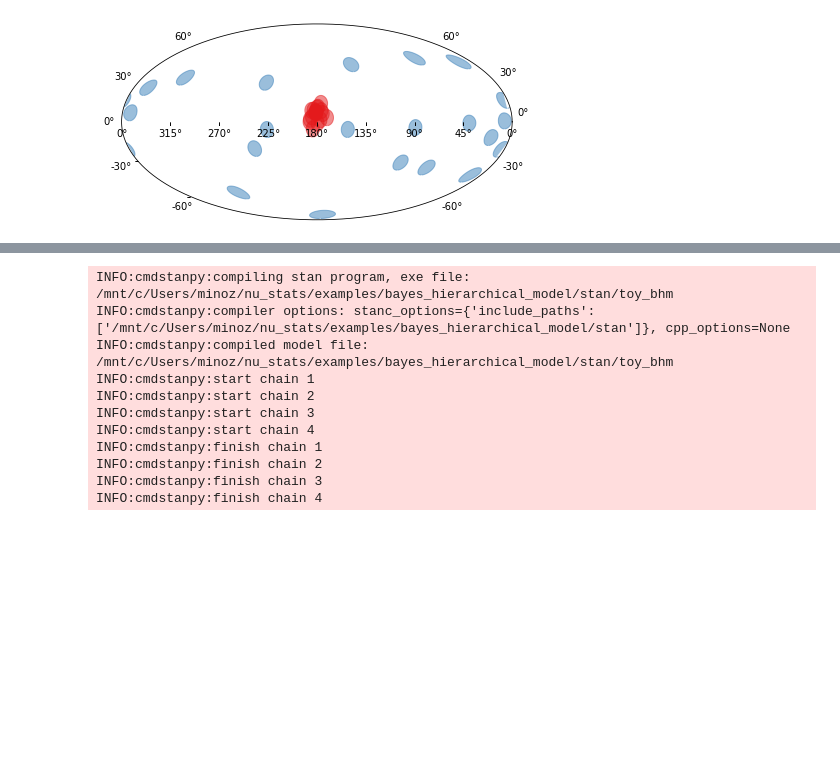
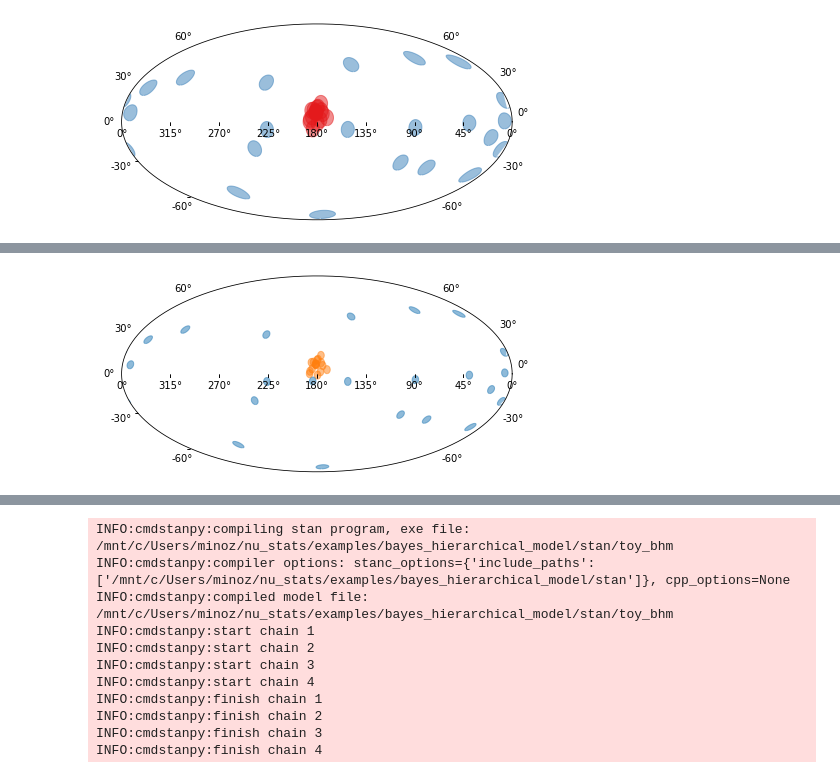
Before and after one commit to cescalara/nu_stats, a Jupyter notebook: examples/bayes_hierarchical_model/toy_model_w_fqtist.ipynb, the cells around one changed output, grey strips where cells are left out. Saved outputs shown, nothing was run; the diff lists cells and outputs as text; code cells hidden in the pictures; blank space fills up the shorter version.

```diff
--- a/examples/bayes_hierarchical_model/toy_model_w_fqtist.ipynb
+++ b/examples/bayes_hierarchical_model/toy_model_w_fqtist.ipynb
@@ -36,4 +39,4 @@ sim.show_skymap()
 [figure]
 # %%
 # Extract simulated data and get info needed for fit
-fit_input = sim.get_fit_input()
+fit_input = sim.data()
@@ -42,4 +65,4 @@ fit_input = sim.get_fit_input()
 # %%
-bg_sim = BackgroundSim(F_diff_norm, gamma, 1, Emin, Emax, Enorm, 1000*u.yr)
+bg_sim = Simulation(0*u.erg/u.s, gamma, z, F_diff_norm, Emin, Emax, Enorm, 1000)
 bg_sim.run(seed=12345678)
 bg_dat = bg_sim.get_data()
@@ -58,4 +88,6 @@ for i,obs_TS in enumerate(sim_TS):
 ## set label 0 for p>=.01 and 1 for p<.01
 labels = (sim_p <.01).astype(int)
 # %%
-fq.unit_vectors_skymap(det_dir, labels);
+u_v_s(det_dir, labels);
+# %% [output]
+[figure, added]
```
Also changed, not shown: parts of 11 cells of this notebook, 2 other files.
